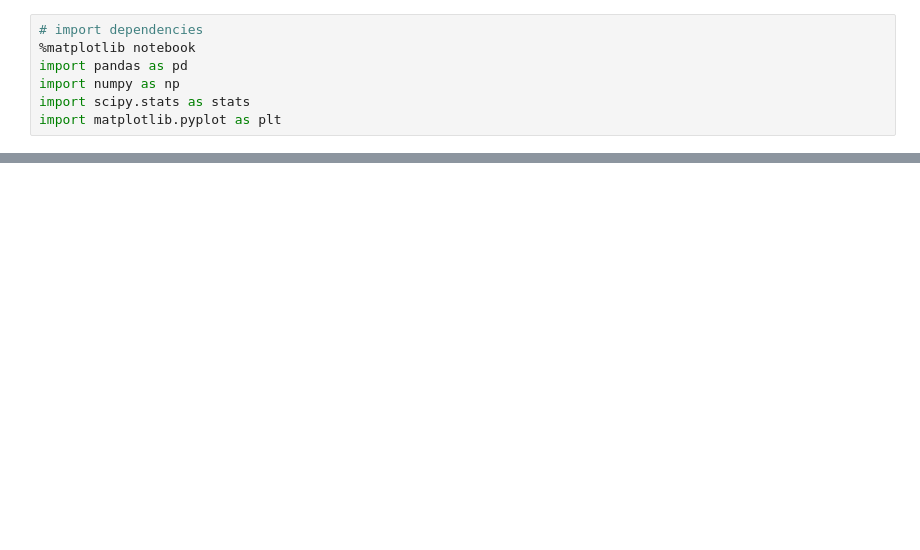
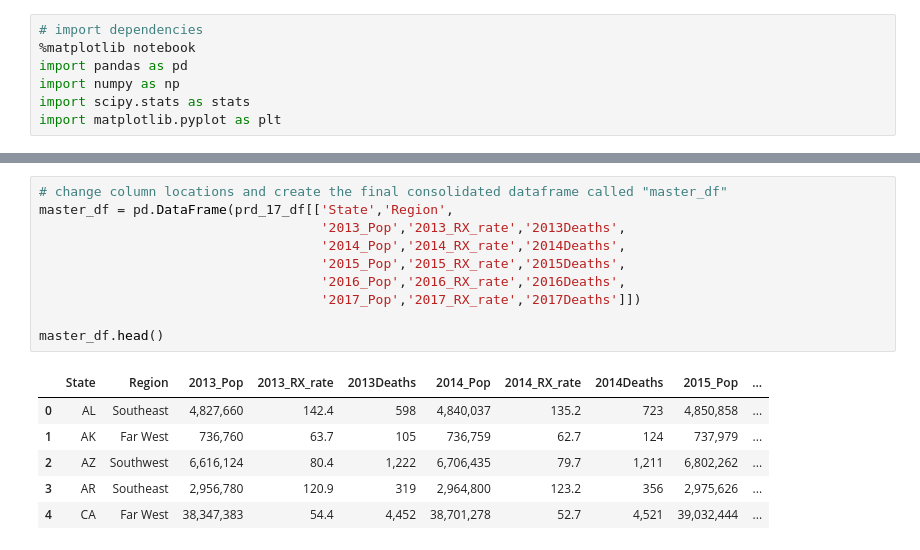
Before and after one commit to cgilbert05/Project-Team-Blue, a Jupyter notebook: Project_1_CountryInCrisis.ipynb, the cells around one changed output, grey strips where cells are left out. Saved outputs shown, nothing was run; the diff lists cells and outputs as text; blank space fills up the shorter version.

```diff
--- a/Project_1_CountryInCrisis.ipynb
+++ b/Project_1_CountryInCrisis.ipynb
@@ -78,0 +175,17 @@ rx_df = rx_2013.merge(rx_2014).merge(rx_2015).merge(rx_2016).merge(rx_2017)
+# %%
+# change column locations and create the final consolidated dataframe called "master_df"
+master_df = pd.DataFrame(prd_17_df[['State','Region',
+                                    '2013_Pop','2013_RX_rate','2013Deaths',
+                                    '2014_Pop','2014_RX_rate','2014Deaths',
+                                    '2015_Pop','2015_RX_rate','2015Deaths',
+                                    '2016_Pop','2016_RX_rate','2016Deaths',
+                                    '2017_Pop','2017_RX_rate','2017Deaths']])
+
+master_df.head()
+# %% [output]
+|  | State | Region | 2013_Pop | 2013_RX_rate | 2013Deaths | 2014_Pop | 2014_RX_rate | 2014Deaths | 2015_Pop | ... |
+| 0 | AL | Southeast | 4,827,660 | 142.4 | 598 | 4,840,037 | 135.2 | 723 | 4,850,858 | ... |
+| 1 | AK | Far West | 736,760 | 63.7 | 105 | 736,759 | 62.7 | 124 | 737,979 | ... |
+| 2 | AZ | Southwest | 6,616,124 | 80.4 | 1,222 | 6,706,435 | 79.7 | 1,211 | 6,802,262 | ... |
+| 3 | AR | Southeast | 2,956,780 | 120.9 | 319 | 2,964,800 | 123.2 | 356 | 2,975,626 | ... |
+| 4 | CA | Far West | 38,347,383 | 54.4 | 4,452 | 38,701,278 | 52.7 | 4,521 | 39,032,444 | ... |
```
Also changed, not shown: parts of 9 cells of this notebook, 1 other file.
